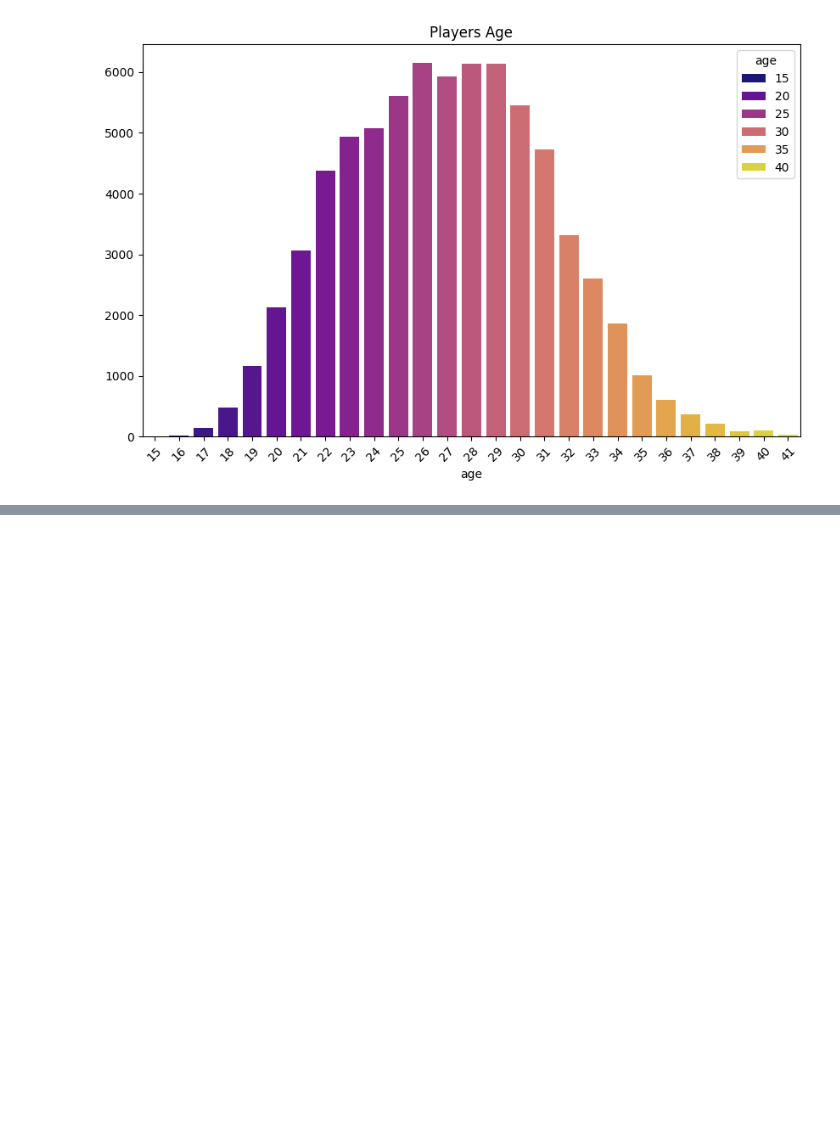
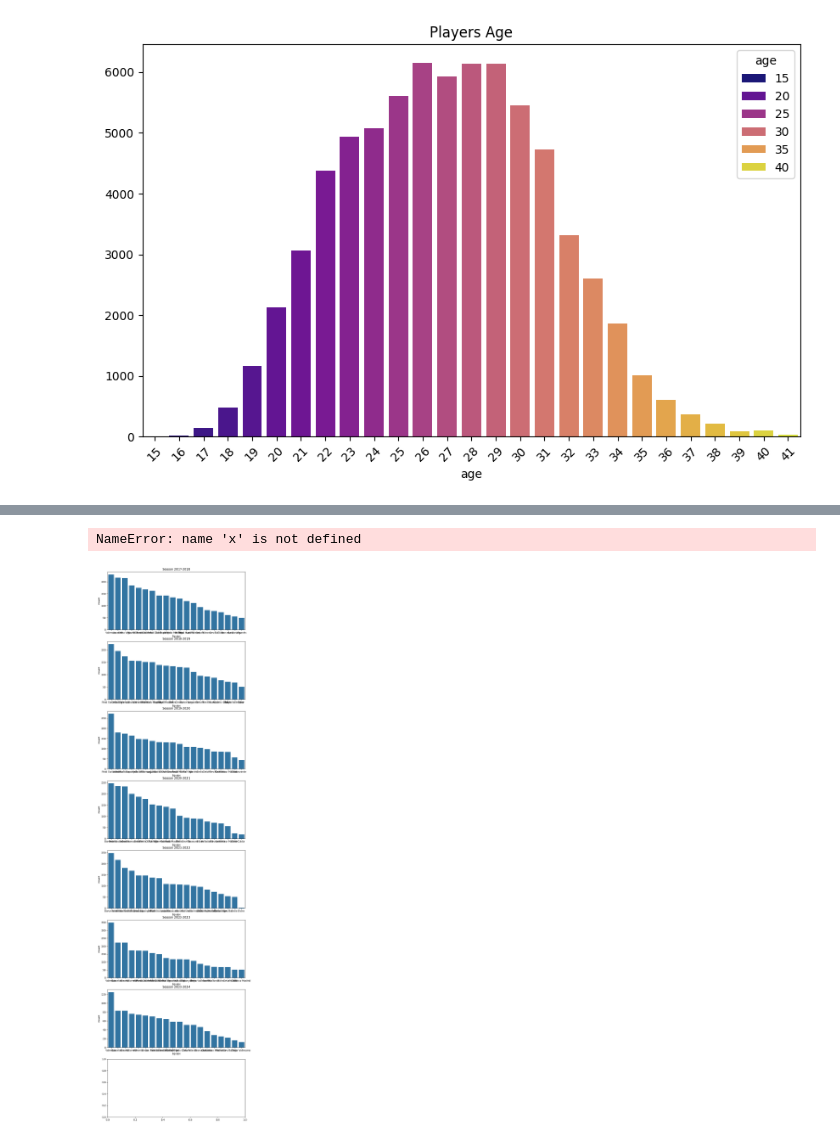
Before and after one commit to fernandez-a/La-liga-fantasy-predictor, a Jupyter notebook: la_liga/notebooks/01_player_analysis.ipynb, the cells around one changed output, grey strips where cells are left out. Drawn from its saved outputs; the diff is of its cells as text; code cells hidden in the pictures; blank space fills up the shorter version.

```diff
--- a/la_liga/notebooks/01_player_analysis.ipynb
+++ b/la_liga/notebooks/01_player_analysis.ipynb
@@ -106,0 +167,36 @@ plt.show()
+# %%
+import matplotlib.pyplot as plt
+import seaborn as sns
+
+df_young = df_player[(df_player['age'] >= 15) & (df_player['age'] <= 23)]
+grouped = df_young.groupby('Season')['Equipo'].value_counts().reset_index(name='Count')
+
+
+unique_seasons = grouped['Season'].unique()
+
+
+fig, axes = plt.subplots(nrows=len(unique_seasons) + 1, figsize=(10, 5 * (len(unique_seasons) + 1)))
+
+
+for i, season in enumerate(unique_seasons):
+    data = grouped[grouped['Season'] == season]
+    ax = axes[i]
+    sns.barplot(x='Equipo', y='Count', data=data, ax=ax)
+    ax.set_title(f'Season {season}')
+    ax.set_xlabel('Equipo')
+    ax.set_ylabel('Count')
+
+
+average_data = grouped.groupby('Equipo')['Count'].mean().reset_index(name='Average Count')
+ax = axes[-1]
+sns.barplot(x='Equipo', y='Average Count', data=average_data, ax=ax,hue=x,palette="plasma")
+ax.set_title('Average Across Seasons')
+ax.set_xlabel('Equipo')
+ax.set_ylabel('Average Count')
+
+
+plt.tight_layout()
+plt.show()
+# %% [output]
+NameError: name 'x' is not defined
+[figure, added]
```
Also changed, not shown: parts of 5 cells of this notebook.
